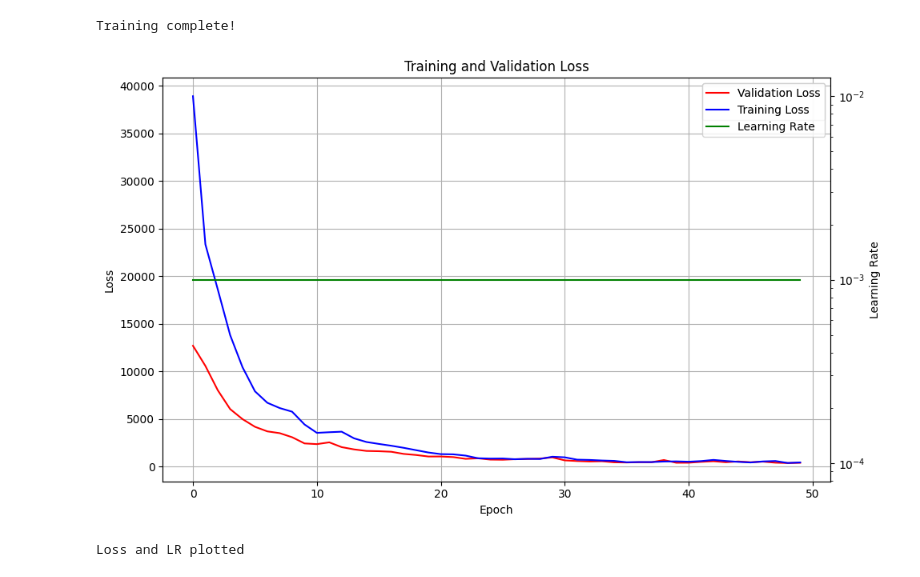
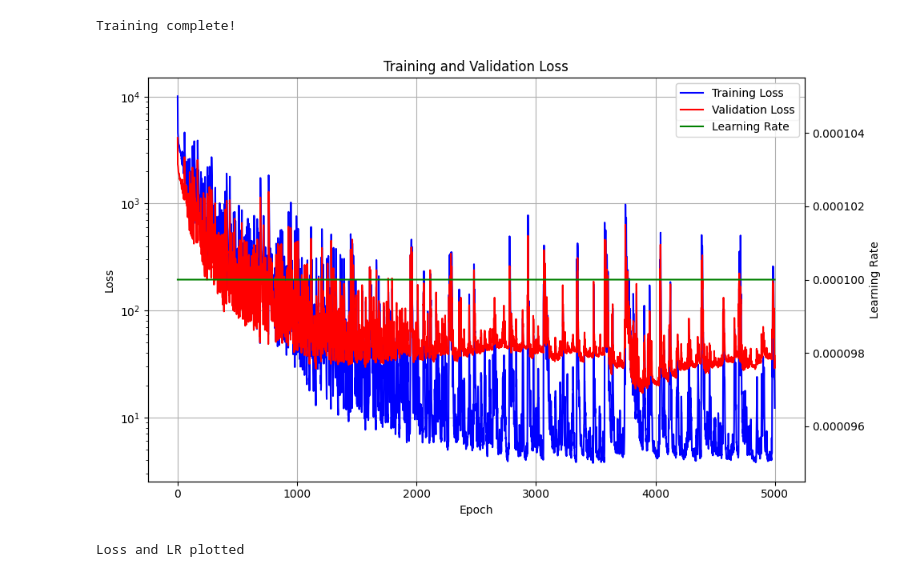
Before and after one commit to Oguz-Guzel/DYestimation, a Jupyter notebook: develop.ipynb, the cells around one changed output. Cells and saved outputs as stored; diff of their text form; code cells hidden in the pictures.

Commit message:
update files after the latest training

```diff
--- a/develop.ipynb
+++ b/develop.ipynb
@@ -168,6 +195,3 @@ df
-# %%
-# add dummy weight col for now
-df['weight'] = 1
 # %%
 # Check for infinite or nan values
 inf_indices = df.index[df.isin([np.inf, -np.inf]).any(axis=1)].tolist()
@@ -193,16 +217,16 @@ if n_nans > 0:
 
 train_df, valid_df = train_test_split(df, train_size=0.8, shuffle=True)
 
-weight_branch = 'weight'
-
 dataset_train = TransformerDataset(
     df=train_df,
     variable_sets=list(input_features.values()),
+    weight_branch=weight_branch,
     device=device,
 )
 dataset_test = TransformerDataset(
     df=valid_df,
     variable_sets=list(input_features.values()),
+    weight_branch=weight_branch,
     device=device,
 )
 
@@ -298,2 +339,0 @@ class TransformerAutoencoder(nn.Module):
-# %%
-model = TransformerAutoencoder().to(device)
@@ -428,7 +481,7 @@ adv_loss = []
 # training and validation loop
 for i in tqdm(range(n_epochs)):
     train(model, train_dataloader,
-          optimizer=optimizer, training_loss=training_loss, adv_loss=adv_loss, LR=learning_rate)
+          optimizer=optimizer, training_loss=training_loss, scheduler=scheduler, adv_loss=adv_loss, LR=learning_rate)
     validate(model, test_dataloader, scheduler=scheduler,
              avg_val_loss=avg_val_loss)
     # if early_stopping(avg_val_loss, learning_rate):
@@ -441,36 +494,37 @@ Training complete!
 # %%
 # Create a figure for plotting
 fig, ax = plt.subplots(figsize=(10, 6))
 
 # Plot the training and validation loss
-ax.plot(avg_val_loss, color='red', label='Validation Loss')
 ax.plot(training_loss, color='blue', label='Training Loss')
+ax.plot([val.cpu() for val in avg_val_loss], color='red', label='Validation Loss')
+# ax.plot(avg_val_loss, color='red', label='Validation Loss')
 # ax.plot(adv_loss, color='orange', label='Adversarial Loss')
 ax.grid(True)
 ax.set_xlabel('Epoch')
 ax.set_ylabel('Loss')
-# ax.set_yscale('log')
+ax.set_yscale('log')
 ax.set_title('Training and Validation Loss')
 ax.legend()
 
 # Add a secondary y-axis for learning rate
 ax2 = ax.twinx()
 ax2.plot(learning_rate, color='green', label='Learning Rate')
-ax2.set_yscale('log')
+# ax2.set_yscale('log')
 ax2.set_ylabel('Learning Rate')
 
 # Combine legends from both axes
 lines, labels = ax.get_legend_handles_labels()
 lines2, labels2 = ax2.get_legend_handles_labels()
 ax2.legend(lines + lines2, labels + labels2, loc='upper right')
 
 plt.tight_layout()
 plt.show()
 fig.savefig(f'{output_dir}/loss_and_LR.png')
 
 print('Loss and LR plotted')
 # %% [output]
-[figure, old version]
+[figure, new version]
 Loss and LR plotted
 # %%
 # Step 1: Collect all latent vectors from real data
```
Also changed, not shown: parts of 20 cells of this notebook, 5 other files.
